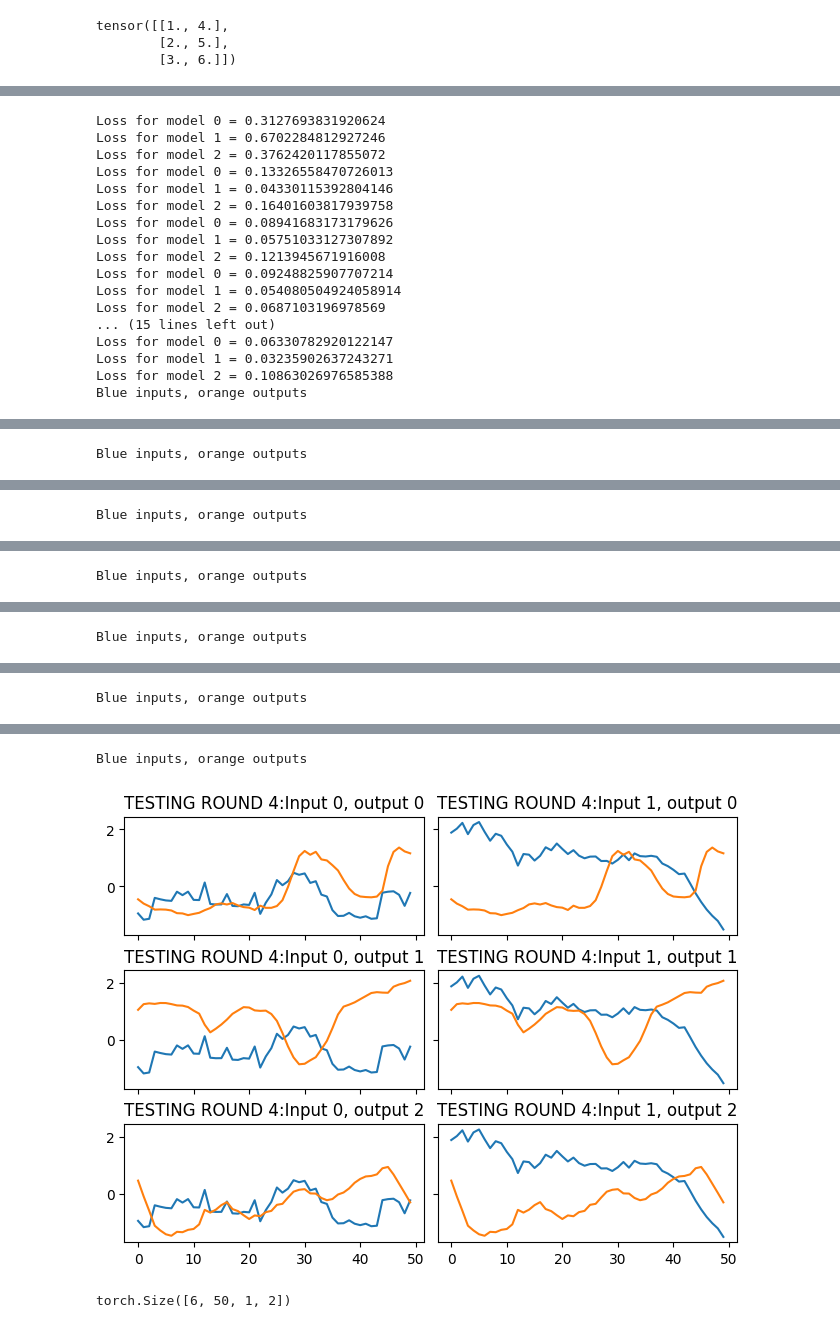
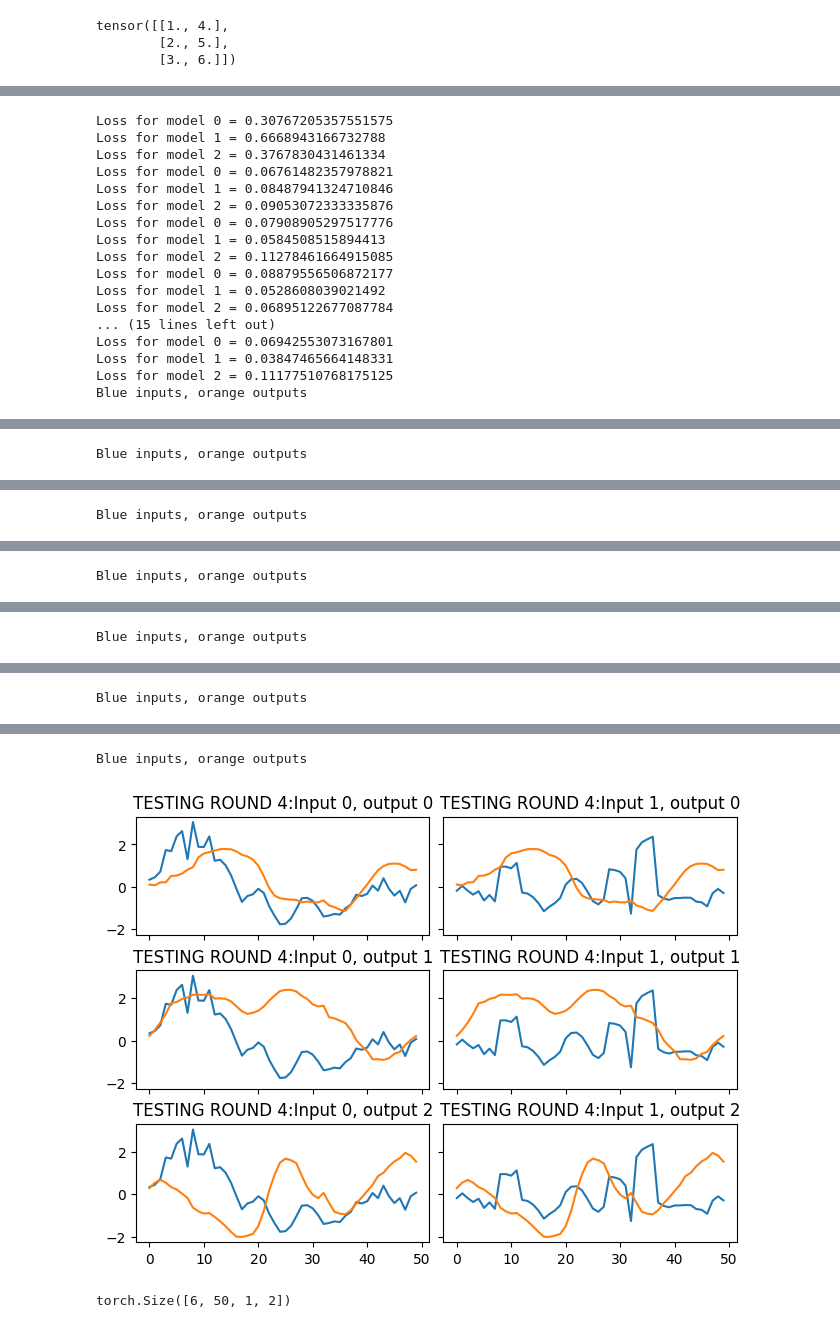
Before and after one commit to trian-gles/aloof-machine, a Jupyter notebook: RNN_IMPROV.ipynb, the cells around one changed output, grey strips where cells are left out. Cells and saved outputs as stored; diff of their text form; code cells hidden in the pictures.

Commit message:
working integration testing

```diff
--- a/RNN_IMPROV.ipynb
+++ b/RNN_IMPROV.ipynb
@@ -44,5 +46,7 @@ def curve_plot(rows, cols, X, y, prefix=""):
 def filter(arr, kernel_size=4):
   kernel = np.ones(kernel_size)
   kernel = kernel / np.sum(kernel)
-  return np.convolve(arr, kernel, mode='full')[:len(arr)]
+  new_arr = np.convolve(arr, kernel, mode='full')[:len(arr)]
+  new_arr[:kernel_size] = arr[:kernel_size]
+  return new_arr
 # %%
@@ -138,11 +136,11 @@ Mounted at /content/drive
 # %%
-with open('./datasets/guitar-data-long.txt') as f:
+with open('./datasets/guitar-data-9-28.txt') as f:
   txt = f.readlines()
 #model = LSTMMemory(15)
 data_pts = []
 
 for pt in txt:
-  data_pts.append([float(feature) for feature in pt[:-2].split(' ')])
+  data_pts.append([float(feature) for feature in pt[:-2].split(' ') if feature != ''])
 
 df = pd.DataFrame(data_pts)
 df.columns = ['pitch', 'max', 'specFlat', 'specBright', 'time']
@@ -162,9 +172,8 @@ for col in df.columns:
 ## Filtered Data
 # %%
 filtered_df = df.copy()
-kernel = np.ones(10)
 for col in filtered_df.columns:
-  filtered_df[col] = filter(filtered_df[col].to_numpy(), kernel)
+  filtered_df[col] = filter(filtered_df[col].to_numpy(), 4)
 # %%
 for col in df.columns:
   plt.figure()
@@ -463,7 +425,7 @@ torch.Size([179, 2])
 # %% [markdown]
 # Multiple real to multiple out
 # %%
-random.seed(1)
+""" random.seed(1)
 torch.manual_seed(42)
 
 outputs = 3
@@ -503,5 +465,5 @@ for i in range(4):
   with torch.no_grad():
     test_X = scaled_data[(i + 1) * 50:(i + 2) * 50].reshape(1, 50, 2).float()
     test_predicted_y = model_2d(test_X)
-  curve_plot(outputs, 2, test_X, test_predicted_y * 2, prefix=f"TESTING ROUND {i}:")
+  curve_plot(outputs, 2, test_X, test_predicted_y * 2, prefix=f"TESTING ROUND {i}:") """
 # %% [output]
@@ -523,11 +485,11 @@ torch.manual_seed(48)
 outputs = 3
 
 models = [LSTMMemory(25, 2, 1) for _ in range(outputs)]
-data_pts_np = filtered_df[['time', 'max']].to_numpy(copy=True)
+data_pts_np = filtered_df[['max', 'time']].to_numpy(copy=True)
 for model in models:
   model.fit(data_pts_np)
 scaled_data = torch.tensor(models[0].transform(data_pts_np))
-X_row = scaled_data[11:61]
+X_row = scaled_data[200:250]
 X = X_row.repeat(6, 1, 1)
 
 y_lists = [random_sine(50) for _ in range(outputs)]
@@ -563,25 +525,25 @@ curve_plot(outputs, 2, X, validation_out * 2, prefix="VALIDATION:")
 
 for i in range(5):
   with torch.no_grad():
-    start_index = int((i + 1)* 50 / 6 )
+    start_index = i * 50
     test_X = scaled_data[start_index:start_index +  50].reshape(1, 50, 2).float()
     test_predicted_y = torch.stack([model(test_X) for model in models], dim=-1).reshape(1, 50, outputs)
   curve_plot(outputs, 2, test_X, test_predicted_y * 2, prefix=f"TESTING ROUND {i}:")
 # %% [output]
-Loss for model 0 = 0.3127693831920624
-Loss for model 1 = 0.6702284812927246
-Loss for model 2 = 0.3762420117855072
-Loss for model 0 = 0.13326558470726013
-Loss for model 1 = 0.04330115392804146
-Loss for model 2 = 0.16401603817939758
-Loss for model 0 = 0.08941683173179626
-Loss for model 1 = 0.05751033127307892
-Loss for model 2 = 0.1213945671916008
-Loss for model 0 = 0.09248825907707214
-Loss for model 1 = 0.054080504924058914
-Loss for model 2 = 0.0687103196978569
+Loss for model 0 = 0.30767205357551575
+Loss for model 1 = 0.6668943166732788
+Loss for model 2 = 0.3767830431461334
+Loss for model 0 = 0.06761482357978821
+Loss for model 1 = 0.08487941324710846
+Loss for model 2 = 0.09053072333335876
+Loss for model 0 = 0.07908905297517776
+Loss for model 1 = 0.0584508515894413
+Loss for model 2 = 0.11278461664915085
+Loss for model 0 = 0.08879556506872177
+Loss for model 1 = 0.0528608039021492
+Loss for model 2 = 0.06895122677087784
 ... (15 lines left out)
-Loss for model 0 = 0.06330782920122147
-Loss for model 1 = 0.03235902637243271
-Loss for model 2 = 0.10863026976585388
+Loss for model 0 = 0.06942553073167801
+Loss for model 1 = 0.03847465664148331
+Loss for model 2 = 0.11177510768175125
 Blue inputs, orange outputs
@@ -599,5 +561,5 @@ Blue inputs, orange outputs
 Blue inputs, orange outputs
-[figure, old version]
+[figure, new version]
 # %%
 torch.stack(valid_list, dim=-1).shape
 # %% [output]
```
Also changed, not shown: parts of 25 cells of this notebook, 11 other files.
